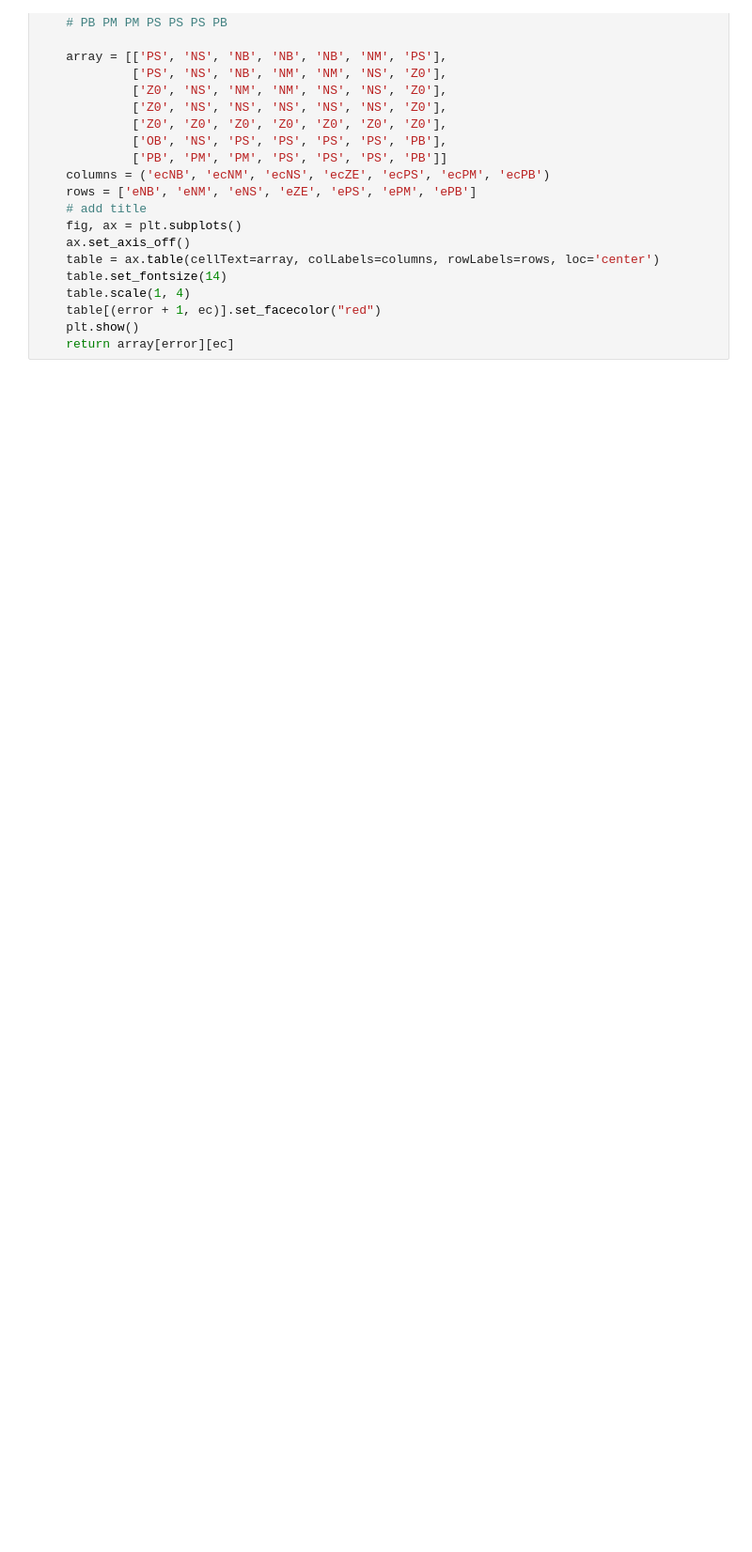
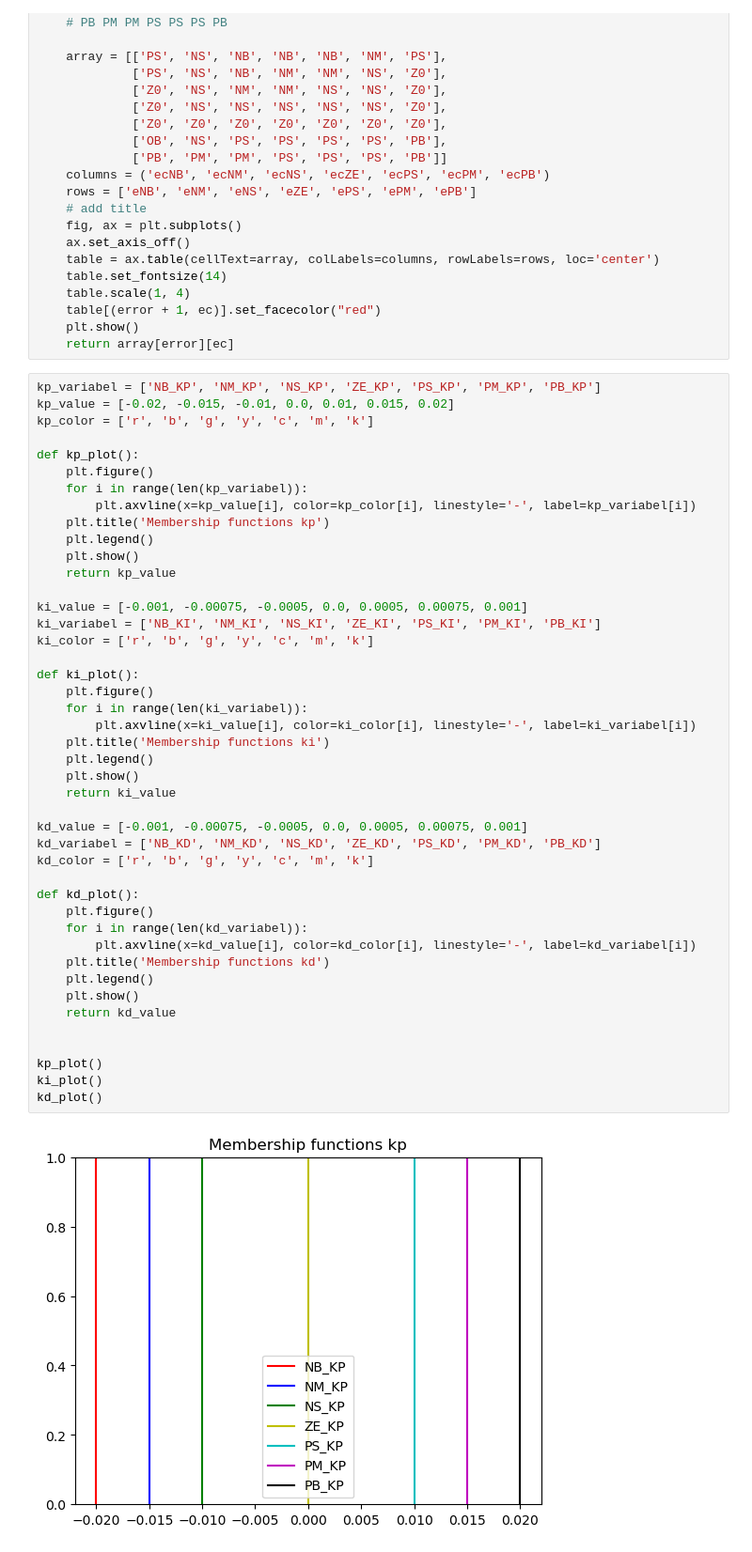
Before and after one commit to agus-darmawan/fuzzy-pid, a Jupyter notebook: distance.ipynb, the cells around one changed output. Shown: that part at 94% size. Drawn from its saved outputs; the diff is of its cells as text; blank space fills up the shorter version.

Commit message:
feat: add pid values

```diff
--- a/distance.ipynb
+++ b/distance.ipynb
@@ -130,3 +130,49 @@ def kd_rules(error,ec):
     table[(error + 1, ec)].set_facecolor("red")
     plt.show()
     return array[error][ec]
+# %%
+kp_variabel = ['NB_KP', 'NM_KP', 'NS_KP', 'ZE_KP', 'PS_KP', 'PM_KP', 'PB_KP']
+kp_value = [-0.02, -0.015, -0.01, 0.0, 0.01, 0.015, 0.02]
+kp_color = ['r', 'b', 'g', 'y', 'c', 'm', 'k']
+
+def kp_plot():
+    plt.figure()
+    for i in range(len(kp_variabel)):
+        plt.axvline(x=kp_value[i], color=kp_color[i], linestyle='-', label=kp_variabel[i])
+    plt.title('Membership functions kp')
+    plt.legend()
+    plt.show()
+    return kp_value
+
+ki_value = [-0.001, -0.00075, -0.0005, 0.0, 0.0005, 0.00075, 0.001]
+ki_variabel = ['NB_KI', 'NM_KI', 'NS_KI', 'ZE_KI', 'PS_KI', 'PM_KI', 'PB_KI']
+ki_color = ['r', 'b', 'g', 'y', 'c', 'm', 'k']
+
+def ki_plot():
+    plt.figure()
+    for i in range(len(ki_variabel)):
+        plt.axvline(x=ki_value[i], color=ki_color[i], linestyle='-', label=ki_variabel[i])
+    plt.title('Membership functions ki')
+    plt.legend()
+    plt.show()
+    return ki_value
+
+kd_value = [-0.001, -0.00075, -0.0005, 0.0, 0.0005, 0.00075, 0.001]
+kd_variabel = ['NB_KD', 'NM_KD', 'NS_KD', 'ZE_KD', 'PS_KD', 'PM_KD', 'PB_KD']
+kd_color = ['r', 'b', 'g', 'y', 'c', 'm', 'k']
+
+def kd_plot():
+    plt.figure()
+    for i in range(len(kd_variabel)):
+        plt.axvline(x=kd_value[i], color=kd_color[i], linestyle='-', label=kd_variabel[i])
+    plt.title('Membership functions kd')
+    plt.legend()
+    plt.show()
+    return kd_value
+
+
+kp_plot()
+ki_plot()
+kd_plot()
+# %% [output]
+[figure, added]
```
Also changed, not shown: parts of 3 cells of this notebook.
